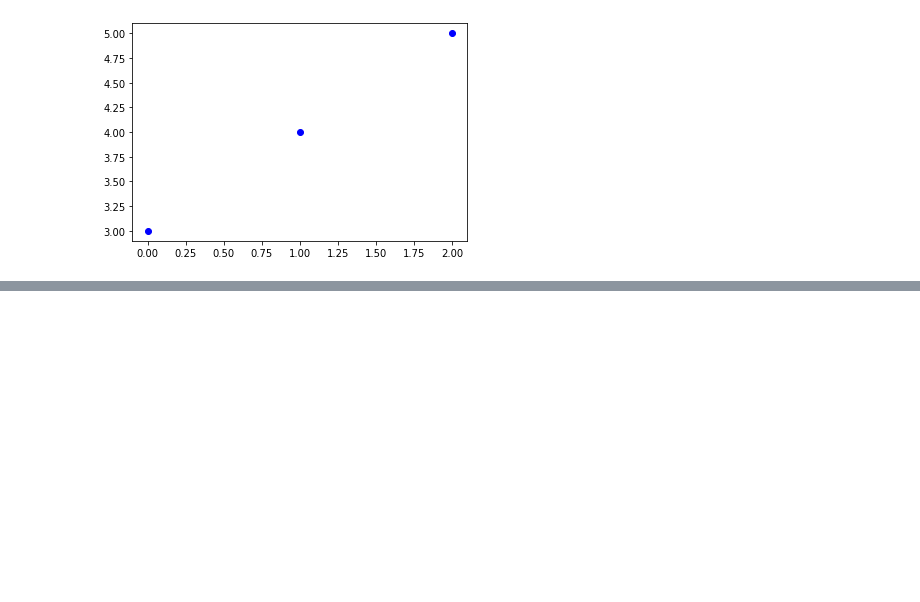
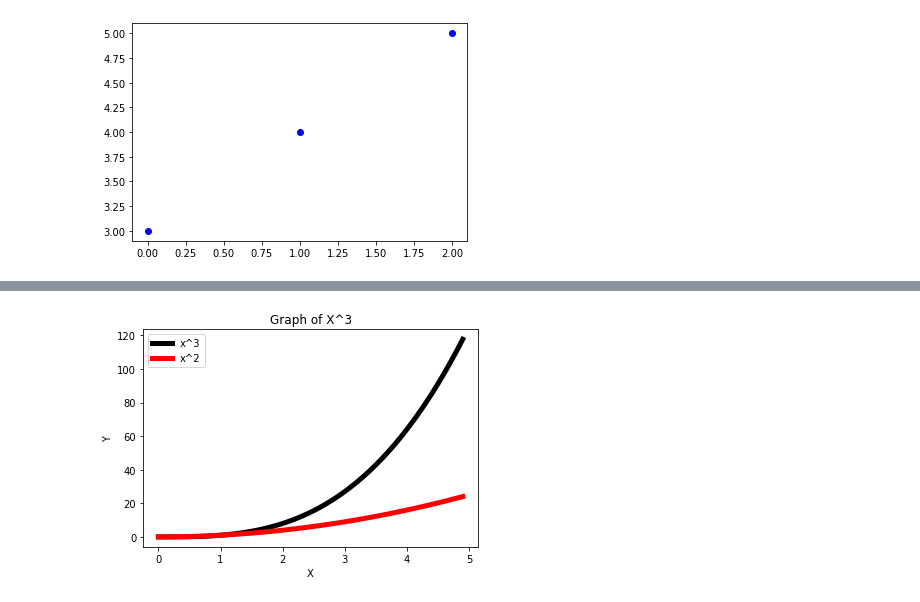
Before and after one commit to ankit-akp/DS-ML-Tutorial, a Jupyter notebook: Python/Plotting Graphs/Plotting graphs tut.ipynb, the cells around one changed output, grey strips where cells are left out. Cells and saved outputs as stored; diff of their text form; code cells hidden in the pictures; blank space fills up the shorter version.

```diff
--- a/Python/Plotting Graphs/Plotting graphs tut.ipynb
+++ b/Python/Plotting Graphs/Plotting graphs tut.ipynb
@@ -104,0 +120,14 @@ plt.show()
+# %%
+# Labels,legend and title
+x=np.arange(0,5,0.1)
+y1=x**3
+y2=x**2
+plt.plot(x,y1,color="black",linewidth=5,label='x^3') # label parameter add legend for this graph
+plt.plot(x,y2,color="red",linewidth=5,label='x^2')
+plt.xlabel('X')
+plt.ylabel('Y')
+plt.legend() # This will show legend
+plt.title('Graph of X^3')
+plt.show()
+# %% [output]
+[figure, added]
```
Also changed, not shown: parts of 14 cells of this notebook, 1 other file.
